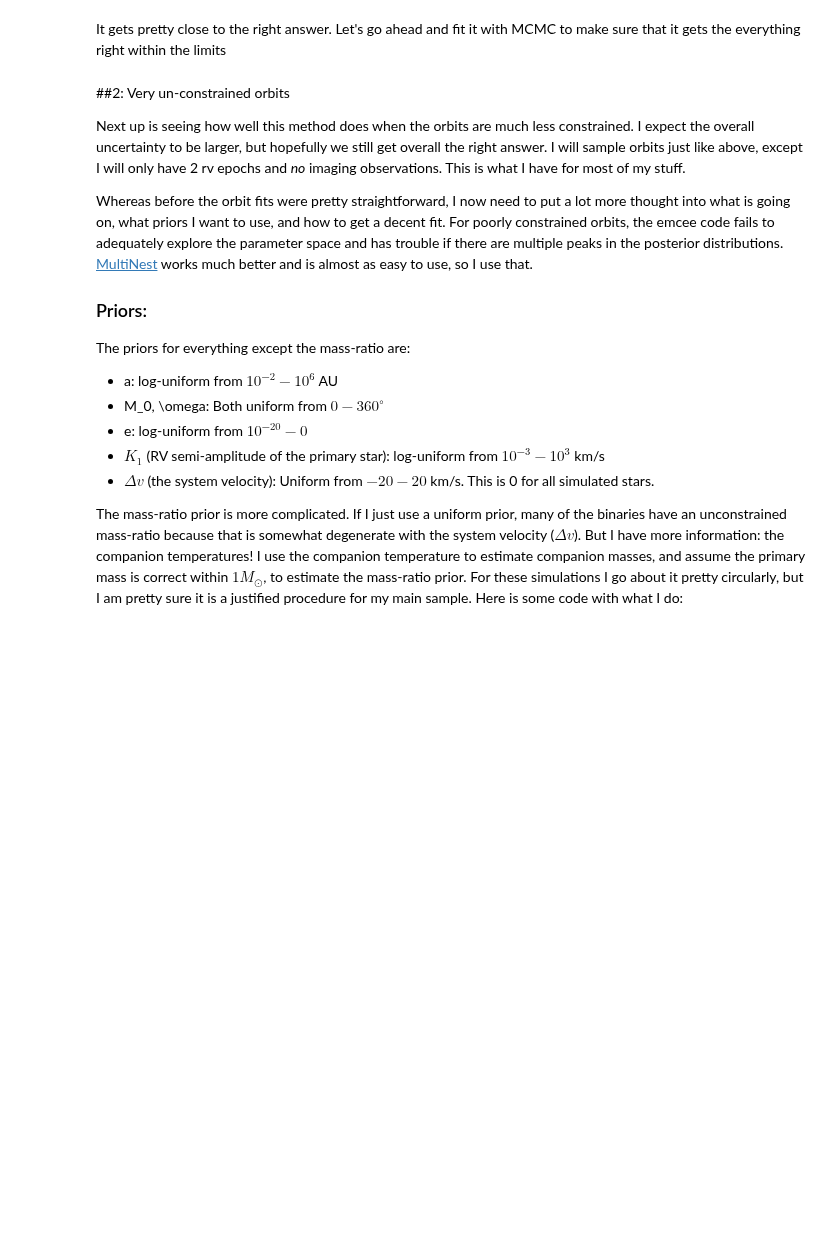
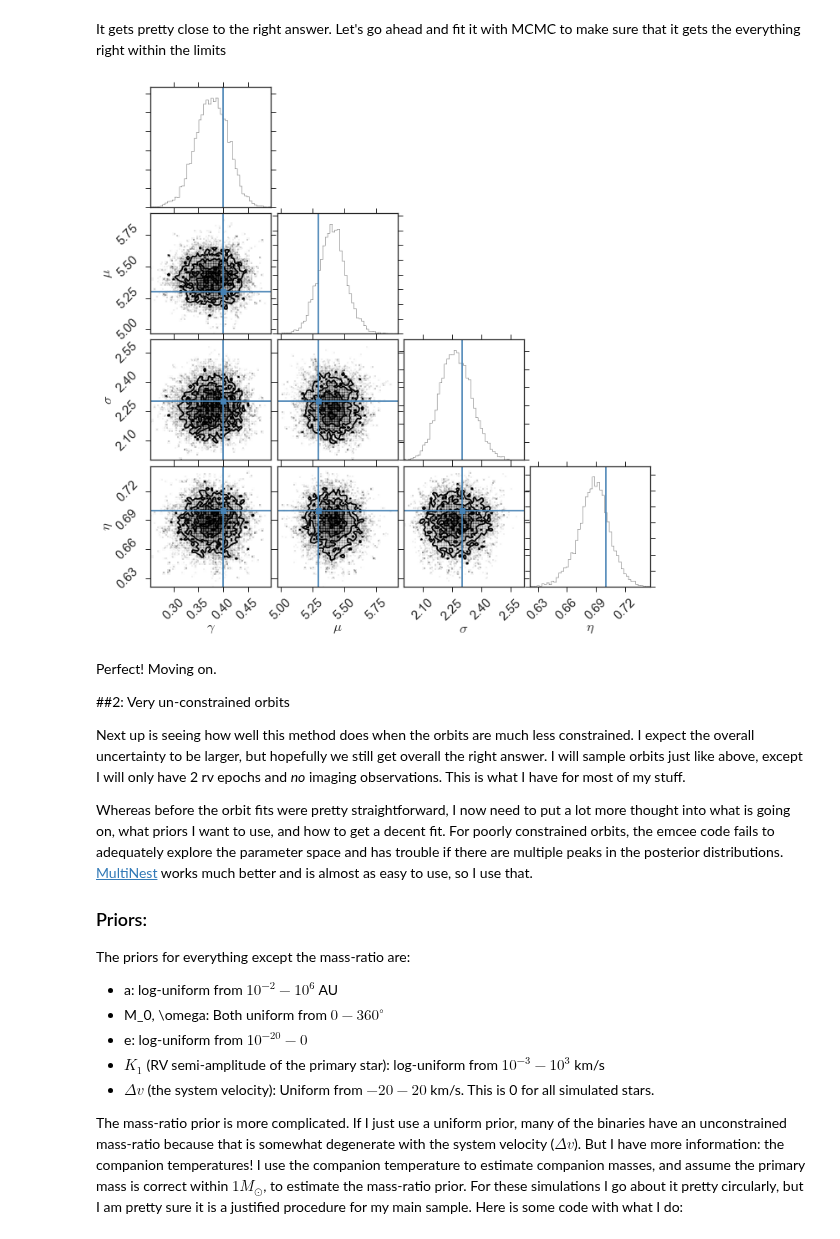
Before and after one commit to kgullikson88/BinaryInference, a Jupyter notebook: Method_Summary.ipynb, the cells around one changed output. Cells and saved outputs as stored; diff of their text form; code cells hidden in the pictures; blank space fills up the shorter version.

```diff
--- a/Method_Summary.ipynb
+++ b/Method_Summary.ipynb
@@ -189,7 +198,14 @@ fitter.fit(backend='emcee', nwalkers=100, n_burn=1, n_prod=400, guess=False,
            initial_pars=par_ranges)
 fitter.make_emcee_samples(200)
 fitter.triangle(truths=[0.4, np.log(200), np.log(10), 0.7])
+# %%
+fitter.triangle(truths=[0.4, np.log(200), np.log(10), 0.7])
+plt.savefig('Figures/Triangle_well_constrained.png')
+# %% [output]
+[figure, added]
 # %% [markdown]
+Perfect! Moving on.
+
 ##2: Very un-constrained orbits
 
 Next up is seeing how well this method does when the orbits are much less constrained. I expect the overall uncertainty to be larger, but hopefully we still get overall the right answer. I will sample orbits just like above, except I will only have 2 rv epochs and *no* imaging observations. This is what I have for most of my stuff.
```
Also changed, not shown: parts of 16 cells of this notebook, 2 other files.
